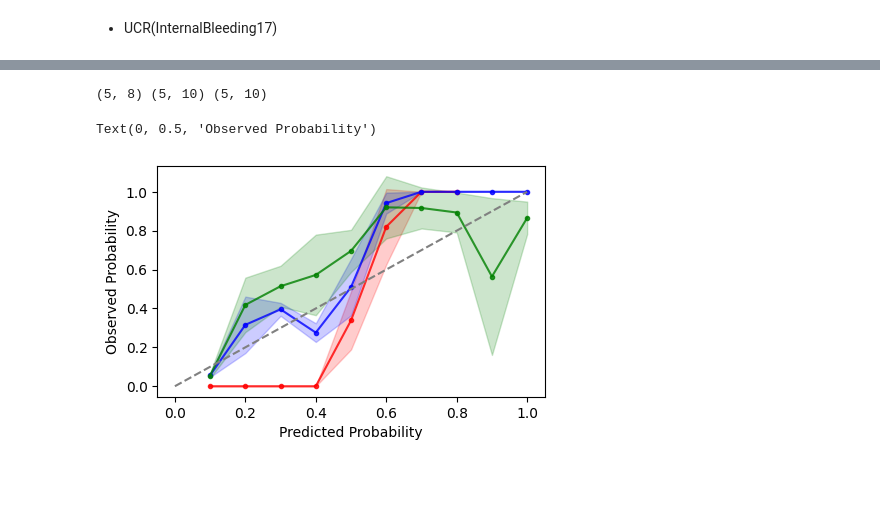
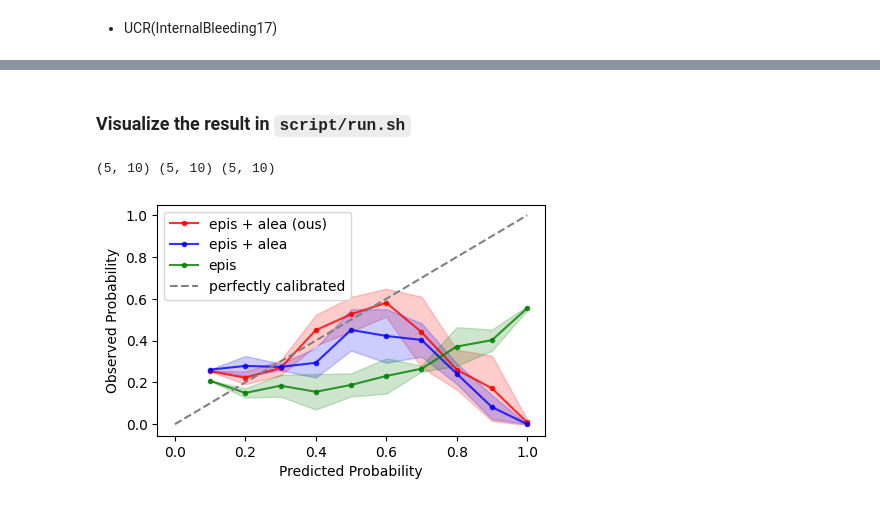
Before and after one commit to xl814/UATSAD, a Jupyter notebook: src/epic_alea_evaluation.ipynb, the cells around one changed output, grey strips where cells are left out. Cells and saved outputs as stored; diff of their text form; code cells hidden in the pictures; blank space fills up the shorter version.

```diff
--- a/src/epic_alea_evaluation.ipynb
+++ b/src/epic_alea_evaluation.ipynb
@@ -989,8 +744,6 @@ for i in range(error_of_expand.shape[1]):
     pred_i = pred_i / M
     pred_prob.append(pred_i)
 pred_prob = np.array(pred_prob)
-
-print(error_of_expand.shape, gd_label.shape, pred_prob.shape)
 split_probs = [0.1, 0.2, 0.3, 0.4, 0.5, 0.6, 0.7, 0.8, 0.9, 1.0]
 # split_probs = np.linspace(0, 0.5, 10)
 print(split_probs)
@@ -1003,9 +756,23 @@ for prob in split_probs:
     else:
         idx_s = np.where((pred_prob <= prob) & (pred_prob > round(prob - 0.1, 2)))[0]
     if len(idx_s) == 0:
+        calibration_data.append((prob, prob)) # if no data in the interval, the observed probability is equal to the predicted probability
         continue
     for i in idx_s:
         if gd_label[i] == 1:
             obser_num += 1
     calibration_data.append((prob, obser_num / len(idx_s)))
+
+# plot calibration
+
+fig, ax = plt.subplots(nrows=1, ncols=1, figsize=(6, 4))
+calibration_data = np.array(calibration_data)
+ax.plot(calibration_data[:, 0], calibration_data[:, 1], label='epis + alea (ous)')
+ax.set_xlabel('Predicted Probability')
+ax.set_ylabel('Observed Probability')
+ax.grid()
+# ax.plot(calibration_data2[:, 0], calibration_data2[:, 1], label='epis')
+ax.plot([0, 1], [0, 1], linestyle='--', label='perfectly calibrated')
+ax.legend()
+plt.show()
 # %% [output]
@@ -1085,3 +781,5 @@ ax.legend()
+# %% [markdown]
+### Visualize the result in `script/run.sh`
 # %%
 import pandas as pd
 import numpy as np
@@ -1089,23 +787,20 @@ import matplotlib.pyplot as plt
 
 plt.rcParams['lines.markersize'] = 3
 
-result_dir = 'result_3_32'
-dataset = 'SMAP_E13'
+result_dir = '../result/calibration'
+dataset = 'SMAP_P1'
 ea_ous = 'epis_alea_ours'
 ea = 'epis_alea'
 e = 'epis'
 
 ea_ous_obsers = [[] for i in range(5)]
-# ea_ous_preds = [[] for i in range(5)]
 ea_obsers = [[] for i in range(5)]
-# ea_preds = [[] for i in range(5)]
 e_obsers = [[] for i in range(5)]
-# e_preds = [[] for i in range(5)]
 for seed in [1,2,3,4,5]:
 
-    df_epis_alea_ours = pd.read_csv(f'./{result_dir}/{dataset}_{ea_ous}_calibration_seed{seed}.csv')
-    df_epis_alea = pd.read_csv(f'./{result_dir}/{dataset}_{ea}_calibration_seed{seed}.csv')
-    df_epis = pd.read_csv(f'./{result_dir}/{dataset}_{e}_calibration_seed{seed}.csv')
+    df_epis_alea_ours = pd.read_csv(f'{result_dir}/{dataset}_{ea_ous}_seed{seed}.csv')
+    df_epis_alea = pd.read_csv(f'{result_dir}/{dataset}_{ea}_seed{seed}.csv')
+    df_epis = pd.read_csv(f'{result_dir}/{dataset}_{e}_seed{seed}.csv')
 
     calibration_data_epis_alea_ours_pred = df_epis_alea_ours['Predicted Probability'].values
     calibration_data_epis_alea_pred = df_epis_alea['Predicted Probability'].values
@@ -1113,53 +808,44 @@ for seed in [1,2,3,4,5]:
 
 
     calibration_data_epis_alea_ours_obser = df_epis_alea_ours['Observed Probability'].values
-    # calibration_data_epis_alea_ours_pred = df_epis_alea_ours['Predicted Probability'].values
     ea_ous_obsers[seed-1].extend(calibration_data_epis_alea_ours_obser.flatten())
-    # ea_ous_preds[seed-1].extend(calibration_data_epis_alea_ours_pred.flatten())
+
 
     calibration_data_epis_alea_obser = df_epis_alea['Observed Probability'].values
-    # calibration_data_epis_alea_pred = df_epis_alea['Predicted Probability'].values
     ea_obsers[seed-1].extend(calibration_data_epis_alea_obser.flatten())
-    # ea_preds[seed-1].extend(calibration_data_epis_alea_pred.flatten())
 
     calibration_data_epis_obser = df_epis['Observed Probability'].values
-    # calibration_data_epis_pred = df_epis['Predicted Probability'].values
     e_obsers[seed-1].extend(calibration_data_epis_obser.flatten())
-    # e_preds[seed-1].extend(calibration_data_epis_pred.flatten())
 
 
 ea_ous_obsers = np.array(ea_ous_obsers)
+ea_obsers = np.array(ea_obsers)
+e_obsers = np.array(e_obsers)
 
-# ea_ous_preds = np.array(ea_ous_preds)
-ea_obsers = np.array(ea_obsers)
-# ea_preds = np.array(ea_preds)
-e_obsers = np.array(e_obsers)
-# e_preds = np.array(e_preds)
 print(ea_ous_obsers.shape, ea_obsers.shape, e_obsers.shape, )
 
 fig, ax = plt.subplots(nrows=1, ncols=1, figsize=(5, 3))
-# print(calibration_data_epis_alea.shape, calibration_data_epis.shape)
+
 ea_ours_obsers_upper = np.mean(ea_ous_obsers, axis=0) + 1 * np.std(ea_ous_obsers, axis=0)
 ea_ours_obsers_lower = np.mean(ea_ous_obsers, axis=0) - 1 * np.std(ea_ous_obsers, axis=0)
 ea_obsers_upper = np.mean(ea_obsers, axis=0) + 1 * np.std(ea_obsers, axis=0)
 ea_obsers_lower = np.mean(ea_obsers, axis=0) - 1 * np.std(ea_obsers, axis=0)
 e_obsers_upper = np.mean(e_obsers, axis=0) + 1 * np.std(e_obsers, axis=0)
 e_obsers_lower = np.mean(e_obsers, axis=0) - 1 * np.std(e_obsers, axis=0)
 
 ax.fill_between(calibration_data_epis_alea_ours_pred, ea_ours_obsers_upper, ea_ours_obsers_lower, color='red', alpha=0.2)
 ax.fill_between(calibration_data_epis_alea_pred, ea_obsers_upper, ea_obsers_lower, color='blue', alpha=0.2)
 ax.fill_between(calibration_data_epis_pred, e_obsers_upper, e_obsers_lower, color='green', alpha=0.2)
 
 ax.plot(calibration_data_epis_alea_ours_pred, np.mean(ea_ous_obsers, axis=0), color='red', alpha=0.8, label='epis + alea (ous)', marker='o', linestyle='-')
 ax.plot(calibration_data_epis_alea_pred, np.mean(ea_obsers, axis=0), color='blue', alpha=0.8, label='epis + alea', marker='o', linestyle='-')
 ax.plot(calibration_data_epis_pred, np.mean(e_obsers, axis=0),color='green', alpha=0.8, label='epis', marker='o', linestyle='-')
 
 ax.plot([0, 1], [0, 1], linestyle='--', color='gray', alpha=1, label='perfectly calibrated')
 ax.set_xlabel('Predicted Probability')
 ax.set_ylabel('Observed Probability')
-# ax.legend()
-# plt.show()
+ax.legend()
+plt.show()
 # %% [output]
-(5, 8) (5, 10) (5, 10)
+(5, 10) (5, 10) (5, 10)
-Text(0, 0.5, 'Observed Probability')
-[figure, old version]
+[figure, new version]
```
Also changed, not shown: parts of 36 cells of this notebook, 48 other files.
